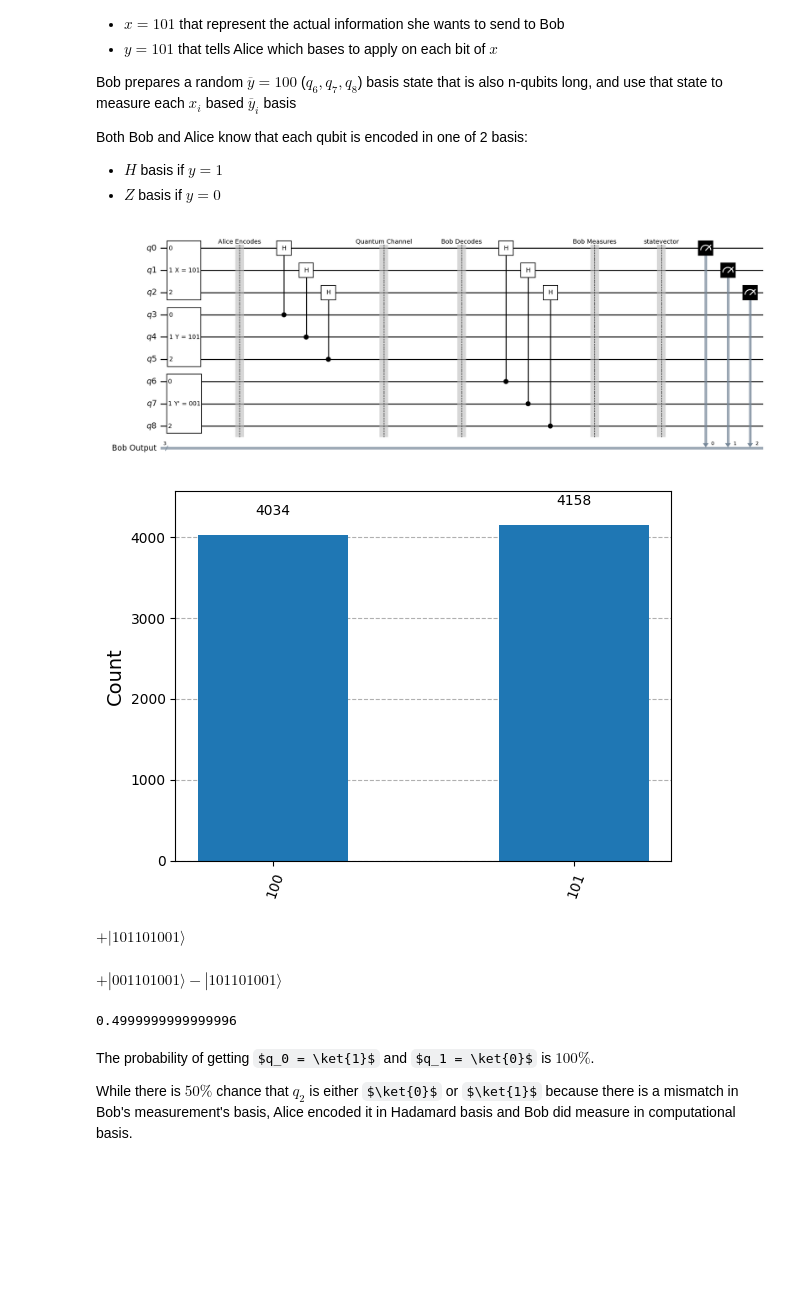
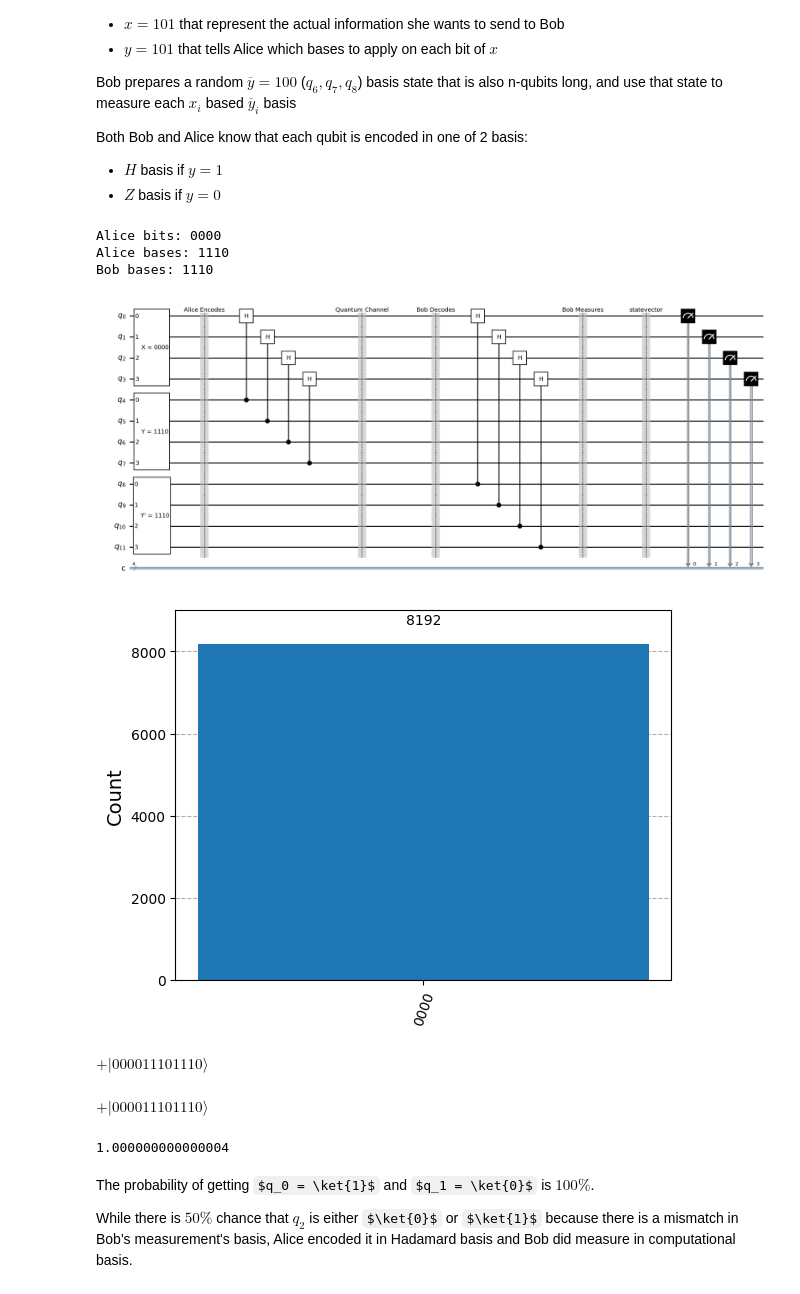
Before and after one commit to omarahm3/qupractice, a Jupyter notebook: algorithms/sarg04/sarg04.ipynb, the cells around one changed output. Saved outputs shown, nothing was run; the diff lists cells and outputs as text; code cells hidden in the pictures; some formulas as TeX source; blank space fills up the shorter version.

Commit message:
feat(sarg04): apply protocol to random n string

```diff
--- a/algorithms/sarg04/sarg04.ipynb
+++ b/algorithms/sarg04/sarg04.ipynb
@@ -44,62 +21,73 @@ qubits = {
+# %%
+n = 4
+x = ''.join(f"{n}" for n in np.random.randint(2, size=n))
+y = ''.join(f"{n}" for n in np.random.randint(2, size=n))
+y_prime = ''.join(f"{n}" for n in np.random.randint(2, size=n))
+
+print(f"Alice bits: {x}")
+print(f"Alice bases: {y}")
+print(f"Bob bases: {y_prime}")
+# %% [output]
+Alice bits: 0000
+Alice bases: 1110
+Bob bases: 1110
 # %%
-qc = QuantumCircuit(*qubits.values())
+qc = QuantumCircuit(3*n, n)
 
-# prepare information state for Alice
-qc.append(prepare_state(x, f" X = {x}"), [0, 1, 2])
+# Alice prepares information state
+qc.append(prepare_state(x, f" X = {x}"), [i for i in range(n)])
 
-# prepare basis state 101 for Alice
-qc.append(prepare_state(y, f" Y = {y}"), [3, 4, 5])
+# Alice prepares basis state
+qc.append(prepare_state(y, f" Y = {y}"), [i for i in range(n, 2*n)])
 
-# prepare reference basis state for Bob
-qc.append(prepare_state(y_prime, f" Y' = {y_prime}"), [6, 7, 8])
+# # Bob prepares reference basis state
+qc.append(prepare_state(y_prime, f" Y' = {y_prime}"), [i for i in range(2*n, 3*n)])
 
 initial_state = get_state_vector(qc)
 
 qc.barrier(label="Alice Encodes")
 
 # Alice encodes information state based on basis state
 # Encoding
-qc.ch(qubits["q3"], qubits["q0"])
-qc.ch(qubits["q4"], qubits["q1"])
-qc.ch(qubits["q5"], qubits["q2"])
+for i in range(n):
+    qc.ch(n+i, i)
 
 qc.barrier(label="Quantum Channel")
 
 qc.barrier(label="Bob Decodes")
 
 # Bob tries to measure information state based on his basis state
 # Decoding
-qc.ch(qubits["q6"], qubits["q0"])
-qc.ch(qubits["q7"], qubits["q1"])
-qc.ch(qubits["q8"], qubits["q2"])
+for i in range(n):
+    qc.ch(2*n+i, i)
 
 qc.barrier(label="Bob Measures")
 
 qc.save_statevector()
-qc.measure([0, 1, 2], qubits["bob_output"])
+qc.measure([i for i in range(n)], [i for i in range(n)])
 
 qc.draw("mpl", style="bw", fold=-1)
 # %% [output]
-[figure, old version]
+[figure, new version]
 # %%
 result = simulate(qc)
 # %%
 plot_histogram(result.get_counts())
 # %% [output]
-[figure, old version]
+[figure, new version]
 # %%
 draw_state(initial_state)
 # %% [output]
-$+|101101001\rangle$
+$+|000011101110\rangle$
 # %%
 last_state = result.get_statevector()
 draw_state(last_state)
 # %% [output]
-$+|001101001\rangle -|101101001\rangle$
+$+|000011101110\rangle$
 # %%
 calculate_fidelity(initial_state, last_state)
 # %% [output]
-0.4999999999999996
+1.000000000000004
 # %% [markdown]
 The probability of getting $q_0 = \ket{1}$ and $q_1 = \ket{0}$ is $100\%$.
 
```
Also changed, not shown: parts of 3 cells of this notebook, 3 other files.
